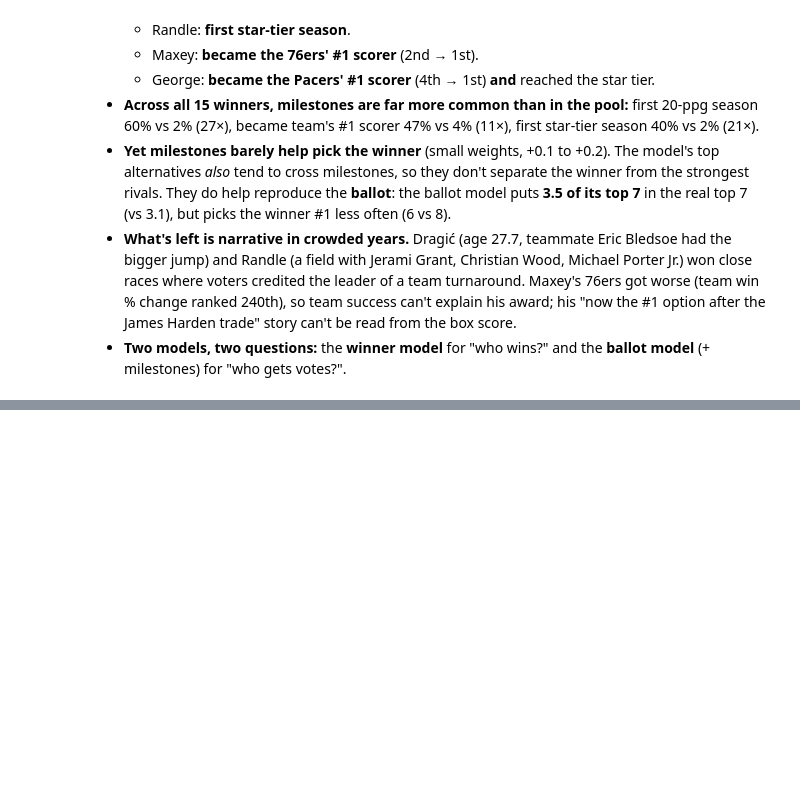
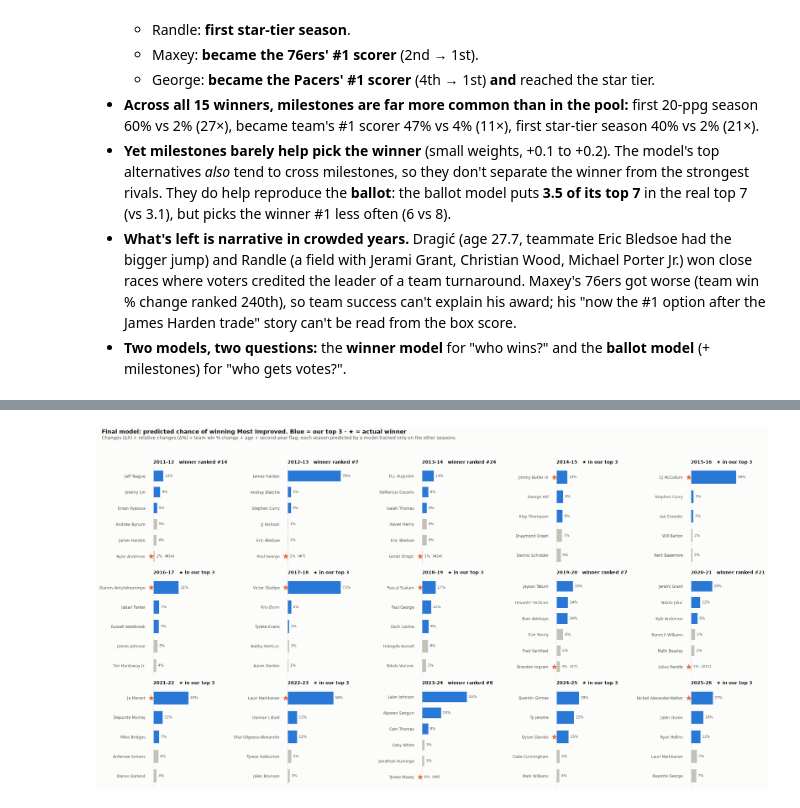
Before and after one commit to dan-j-e/unicorn-hunting, a Jupyter notebook: notebooks/10_mip_leaps.ipynb, the cells around one changed output, grey strips where cells are left out. Cells and saved outputs as stored; diff of their text form; code cells hidden in the pictures; blank space fills up the shorter version.

```diff
--- a/notebooks/10_mip_leaps.ipynb
+++ b/notebooks/10_mip_leaps.ipynb
@@ -925,0 +1047,7 @@ top7_vs_votes_chart(PB, votes, c3,
+# %%
+PW = e3.assign(p=probs3["ΔX + Δ% + team + age + second year"])
+probability_bars(PW, "Final model: predicted chance of winning Most Improved. Blue = our top 3 · ★ = actual winner",
+                 "Changes (ΔX) + relative changes (Δ%) + team win % change + age + second-year flag; each season predicted by a model trained only on the other seasons.",
+                 FIG_DIR / "10_mip_final_probability_bars.png");
+# %% [output]
+[figure, added]
```
Also changed, not shown: parts of 6 cells of this notebook, 3 other files.
